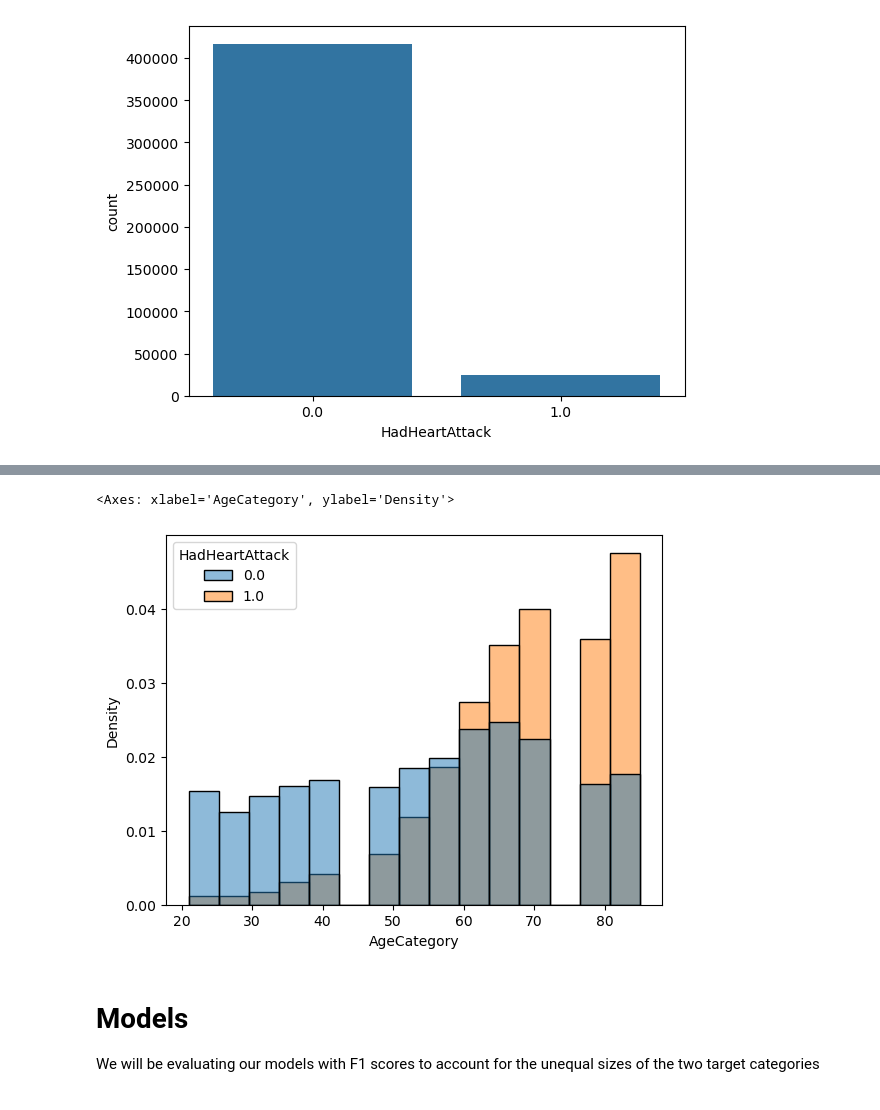
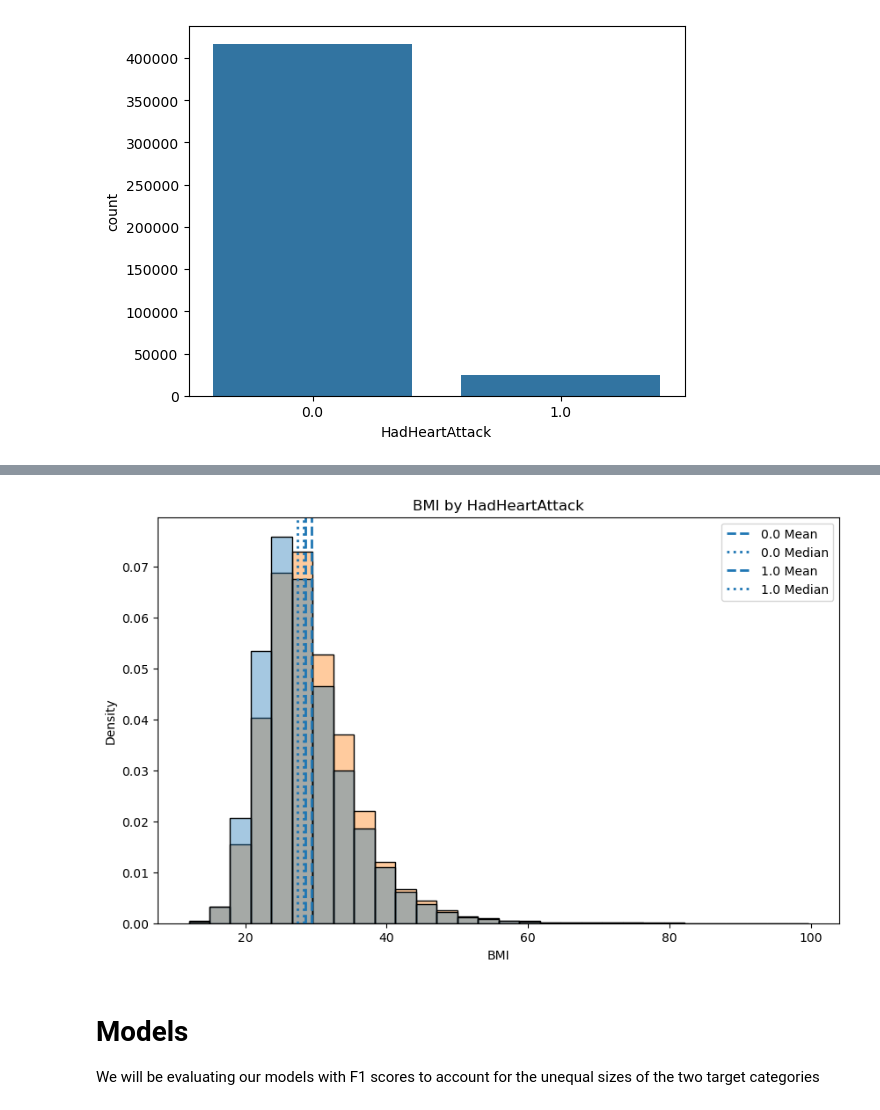
Before and after one commit to gracegmc/HeartDiseaseRiskPredictor, a Jupyter notebook: notebook_grace.ipynb, the cells around one changed output, grey strips where cells are left out. Cells and saved outputs as stored; diff of their text form; code cells hidden in the pictures.

```diff
--- a/notebook_grace.ipynb
+++ b/notebook_grace.ipynb
@@ -258,15 +457,11 @@ Name: proportion, dtype: float64
 # %%
-sns.histplot(
-    data=data_imputed,
-    x="AgeCategory",
-    hue="HadHeartAttack",
-    stat="density",
-    common_norm=False,
-    bins=15
+plot_hist_with_stats(
+    data_imputed,
+    value_col="BMI",
+    hue_col="HadHeartAttack"
 )
 # %% [output]
-<Axes: xlabel='AgeCategory', ylabel='Density'>
-[figure, old version]
+[figure, new version]
 # %% [markdown]
 # Models
 We will be evaluating our models with F1 scores to account for the unequal sizes of the two target categories
```
Also changed, not shown: parts of 5 cells of this notebook.
